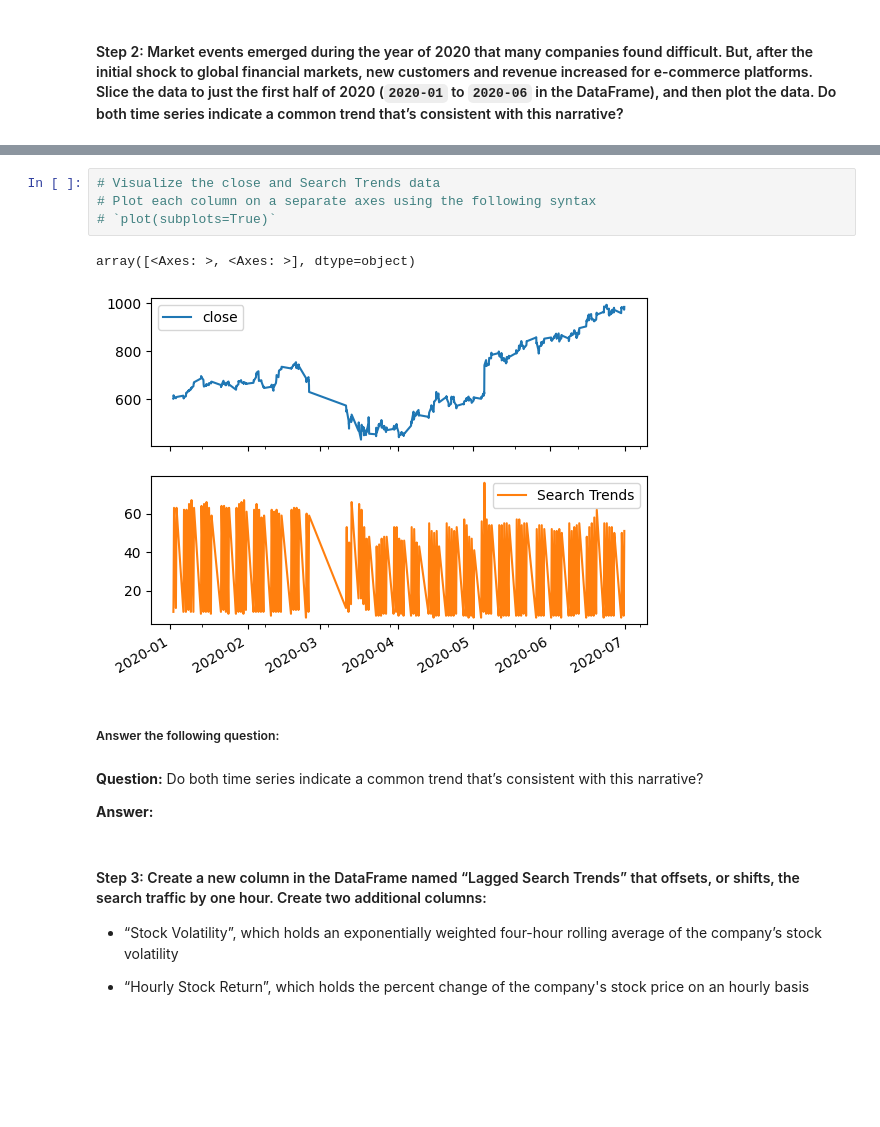
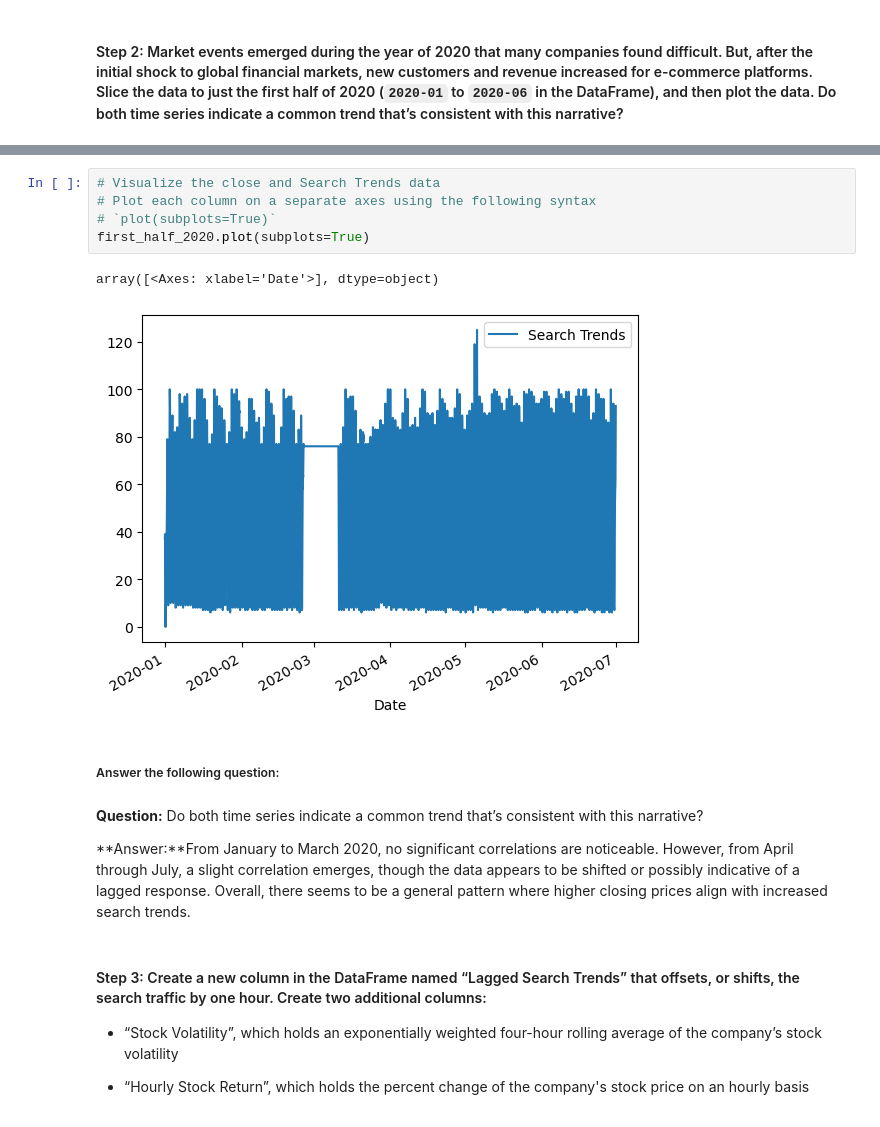
Before and after one commit to 68kevlar/prophet-challenge, a Jupyter notebook: forecasting_net_prophet.ipynb, the cells around one changed output, grey strips where cells are left out. Saved outputs shown, nothing was run; the diff lists cells and outputs as text; blank space fills up the shorter version.

Commit message:
Completed code and added answers to questions.

```diff
--- a/forecasting_net_prophet.ipynb
+++ b/forecasting_net_prophet.ipynb
@@ -264,16 +285,17 @@ display(first_half_2020.tail())
 # %%
 # Visualize the close and Search Trends data
 # Plot each column on a separate axes using the following syntax
 # `plot(subplots=True)`
+first_half_2020.plot(subplots=True)
 # %% [output]
-array([<Axes: >, <Axes: >], dtype=object)
+array([<Axes: xlabel='Date'>], dtype=object)
-[figure, old version]
+[figure, new version]
 # %% [markdown]
 ##### Answer the following question:
-# %% [markdown]
-**Question:** Do both time series indicate a common trend that’s consistent with this narrative?
-
-**Answer:**
+# %% [markdown]
+**Question:** Do both time series indicate a common trend that’s consistent with this narrative?
+
+**Answer:**From January to March 2020, no significant correlations are noticeable. However, from April through July, a slight correlation emerges, though the data appears to be shifted or possibly indicative of a lagged response. Overall, there seems to be a general pattern where higher closing prices align with increased search trends.
 # %% [markdown]
 #### Step 3: Create a new column in the DataFrame named “Lagged Search Trends” that offsets, or shifts, the search traffic by one hour. Create two additional columns:
 
```
Also changed, not shown: parts of 26 cells of this notebook.
